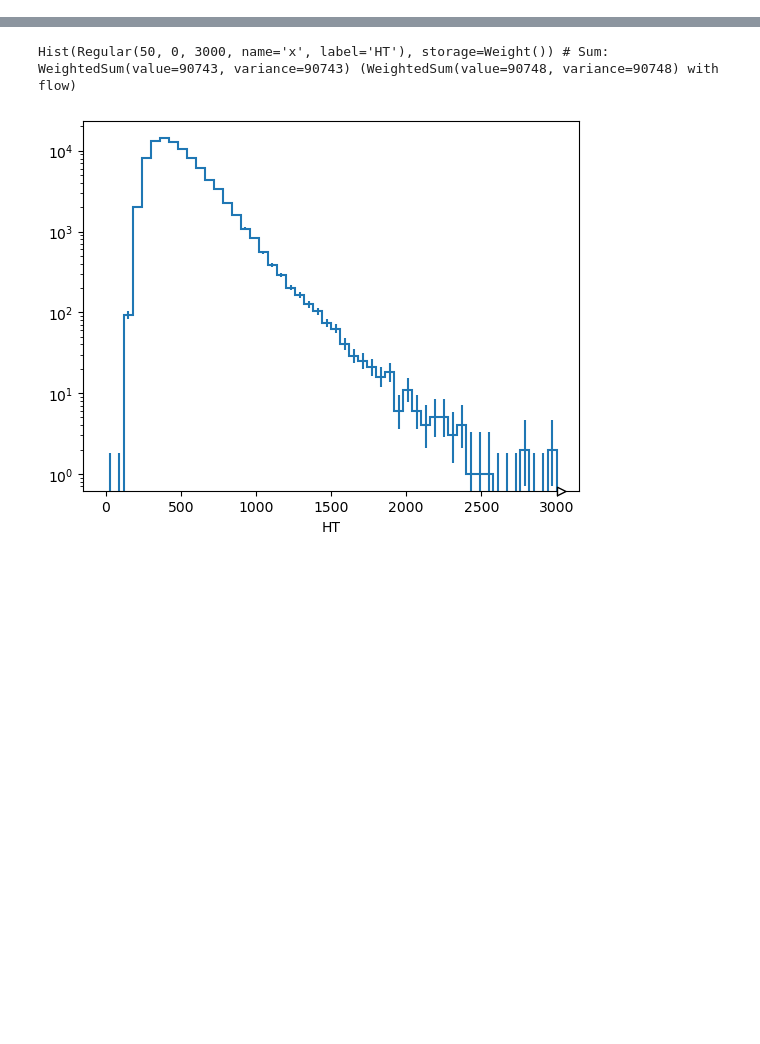
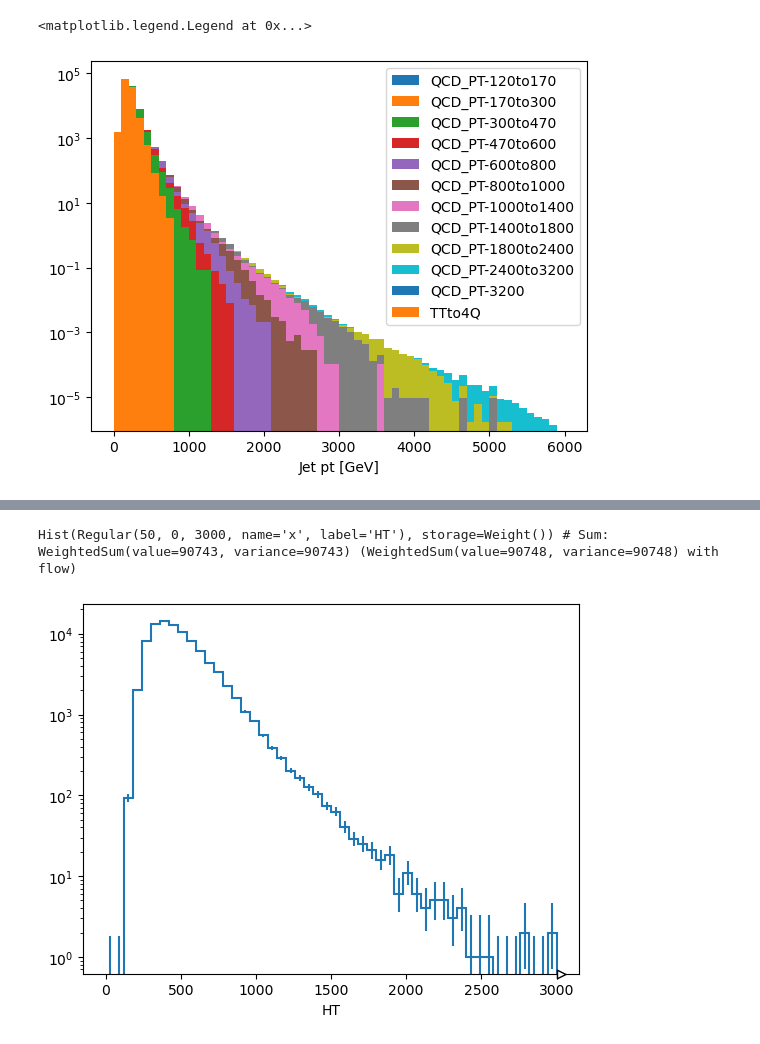
Before and after one commit to akanugan/MultiJets, a Jupyter notebook: run3_ntuplizer.ipynb, the cells around one changed output, grey strips where cells are left out. Drawn from its saved outputs; the diff is of its cells as text; code cells hidden in the pictures; blank space fills up the shorter version.

Commit message:
Playing around with the QCD samples

```diff
--- a/run3_ntuplizer.ipynb
+++ b/run3_ntuplizer.ipynb
@@ -84,4 +107,16 @@ small_events = NanoEventsFactory.from_root(
     metadata={"dataset": "TTto4Q_TuneCP5_13p6TeV_powheg-pythia8"},
 ).events()
 
-#uproot.concatenate(file_list)
+qcd_events = {}
+
+for f in [line.strip('\n') for line in open("qcd_files.txt").readlines()]:
+    file_list = [line.strip('\n') for line in open(f).readlines()]
+    file_list = ["root://cmseos.fnal.gov//" + string for string in file_list]
+    qcd_events[sample_name(f)] = NanoEventsFactory.from_root(
+        {file : "Events" for file in file_list[0:2]},
+        schemaclass=ScoutingNanoAODSchema,
+        metadata={"dataset": sample_name(f)},
+        ).events()
+
+    #num_events = ak.num(qcd_events[sample_name(f)],axis=0).compute()
+    #qcd_events[sample_name(f)]["Weight"] = dak.Array(np.full(num_events,(x_sections[sample_name(f)] / num_events)))
@@ -98,0 +139,21 @@ len(small_events.ScoutingJet.compute())
+# %%
+dask_hist =  (
+    hda.Hist.new.Reg(60, 0, 6000, name="jet pt", label="Jet pt [GeV]")
+    .StrCat(x_sections.keys(), name='dataset')
+    .Weight()
+)
+
+for ky in x_sections.keys():
+    if ky not in ['TTto4Q']:
+        dask_hist.fill(ak.drop_none(ak.max(qcd_events[ky].ScoutingJet.pt,axis=1)), ky, weight=(x_sections[ky] / (ak.num(qcd_events[ky], axis=0).compute())))
+
+# dask_hist.fill(ak.flatten(qcd_events["QCD_PT-600to800"].ScoutingJet.pt), "QCD_PT-600to800" , weight=(x_sections["QCD_PT-600to800"]/ak.num(qcd_events["QCD_PT-600to800"], axis=0)))
+# dask_hist.fill(ak.flatten(qcd_events["QCD_PT-3200"].ScoutingJet.pt), "QCD_PT-3200" , weight=(x_sections["QCD_PT-3200"]/ak.num(qcd_events["QCD_PT-3200"], axis=0)))
+
+
+dask_hist.compute().plot1d(stack=True,histtype="fill")
+plt.yscale('log')
+plt.legend()
+# %% [output]
+<matplotlib.legend.Legend at 0x...>
+[figure, added]
```
Also changed, not shown: parts of 9 cells of this notebook, 2 other files.
